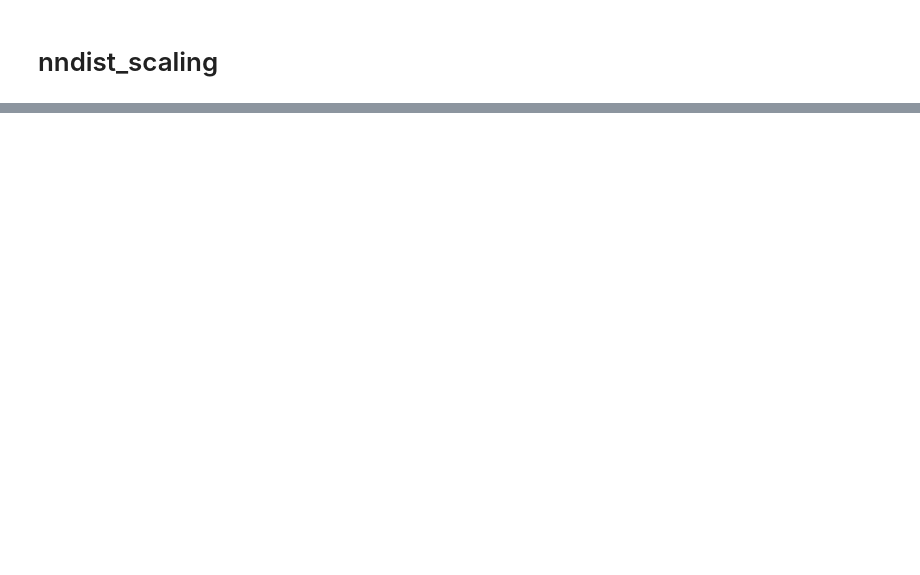
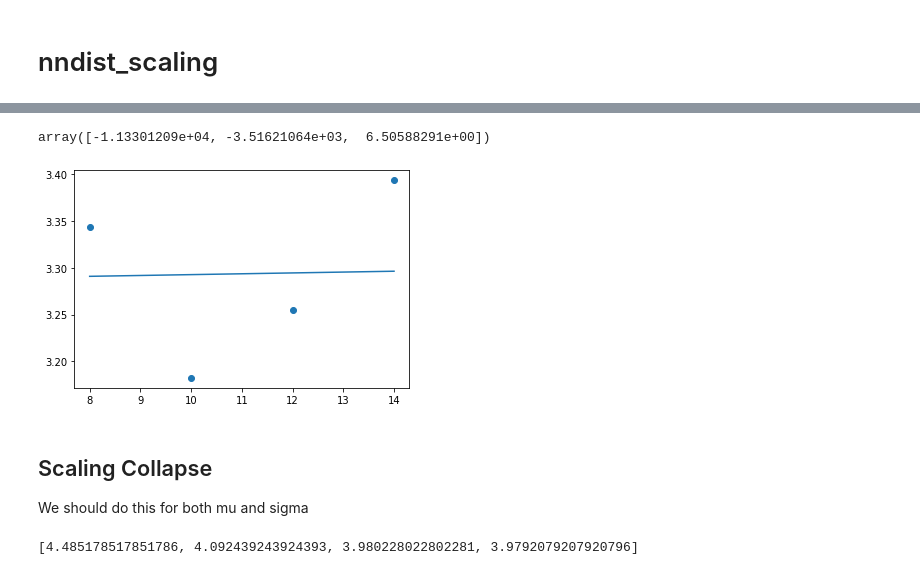
Before and after one commit to tonton-golio/mbl-intrinsicDim, a Jupyter notebook: nndist_scaling.ipynb, the cells around one changed output, grey strips where cells are left out. Cells and saved outputs as stored; diff of their text form; code cells hidden in the pictures; blank space fills up the shorter version.

```diff
--- a/nndist_scaling.ipynb
+++ b/nndist_scaling.ipynb
@@ -211,0 +192,27 @@ We should do this for both mu and sigma
+# %%
+xdata = np.arange(8,16,2)
+ydata = mu_0
+plt.scatter(xdata,ydata)
+
+def asymptote(x, a,b,c):
+    return a/(x-b) + c
+
+
+popt, pcov = curve_fit(asymptote,
+                               xdata,
+                               ydata,
+                               p0=[12.6, .75, 5.], method='dogbox', maxfev=20000)
+xdata = np.linspace(min(xdata), max(xdata), 10000)
+plt.plot(xdata, asymptote(xdata, *popt))
+
+popt
+# %% [output]
+array([-1.13301209e+04, -3.51621064e+03,  6.50588291e+00])
+[figure, added]
+# %% [markdown]
+## Scaling Collapse
+We should do this for both mu and sigma
+# %%
+sigma_peaks
+# %% [output]
+[4.485178517851786, 4.092439243924393, 3.980228022802281, 3.9792079207920796]
```
Also changed, not shown: parts of 11 cells of this notebook.
